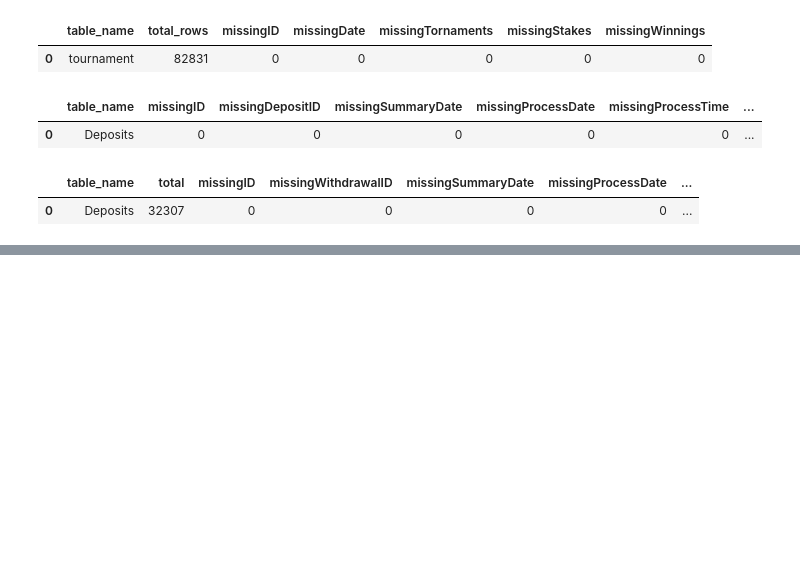
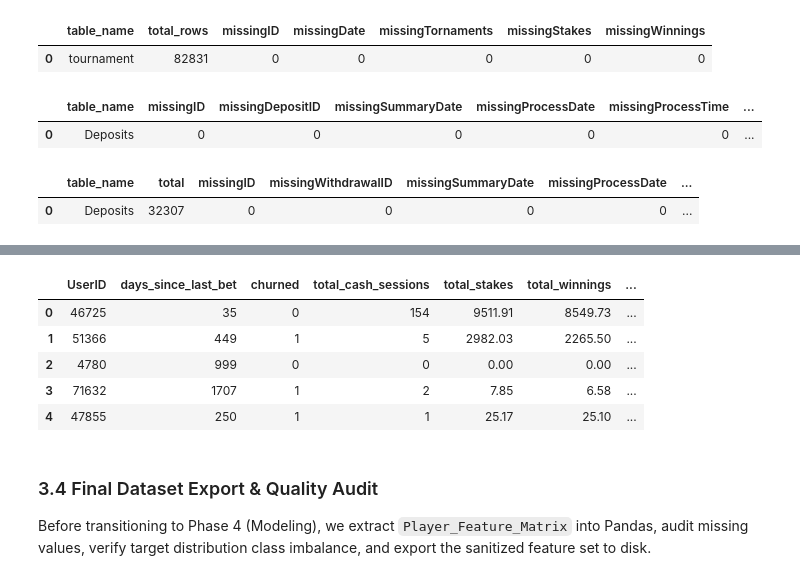
Before and after one commit to Shemshemy/churning, a Jupyter notebook: index.ipynb, the cells around one changed output, grey strips where cells are left out. Saved outputs shown, nothing was run; the diff lists cells and outputs as text; code cells hidden in the pictures; blank space fills up the shorter version.

```diff
--- a/index.ipynb
+++ b/index.ipynb
@@ -258,0 +483,13 @@ missing_withdrawals_data
+# %%
+con.execute("SELECT * FROM Player_Feature_Matrix LIMIT 5;").fetchdf()
+# %% [output]
+|  | UserID | days_since_last_bet | churned | total_cash_sessions | total_stakes | total_winnings | ... |
+| 0 | 46725 | 35 | 0 | 154 | 9511.91 | 8549.73 | ... |
+| 1 | 51366 | 449 | 1 | 5 | 2982.03 | 2265.50 | ... |
+| 2 | 4780 | 999 | 0 | 0 | 0.00 | 0.00 | ... |
+| 3 | 71632 | 1707 | 1 | 2 | 7.85 | 6.58 | ... |
+| 4 | 47855 | 250 | 1 | 1 | 25.17 | 25.10 | ... |
+# %% [markdown]
+### 3.4 Final Dataset Export & Quality Audit
+
+Before transitioning to Phase 4 (Modeling), we extract `Player_Feature_Matrix` into Pandas, audit missing values, verify target distribution class imbalance, and export the sanitized feature set to disk.
```
Also changed, not shown: parts of 16 cells of this notebook.
